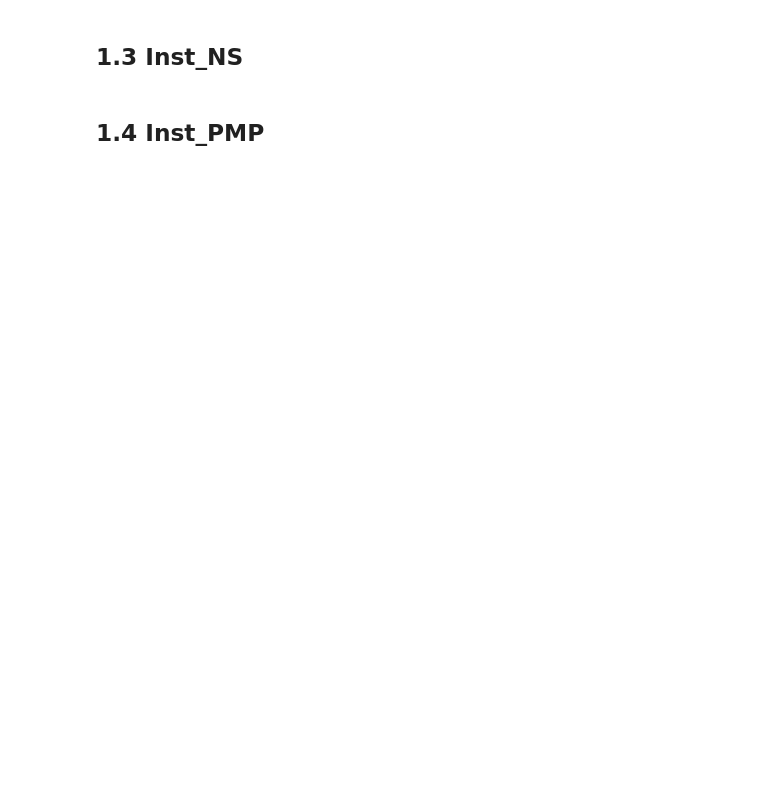
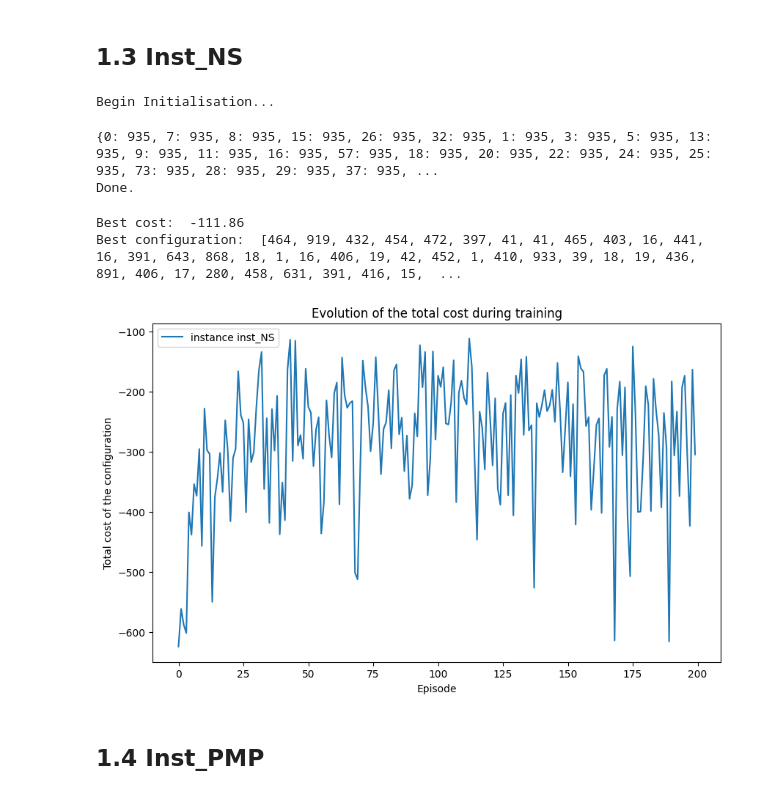
Before and after one commit to MarwanKR/Projet_RL, a Jupyter notebook: notebook.ipynb, the cells around one changed output. Saved outputs shown, nothing was run; the diff lists cells and outputs as text; code cells hidden in the pictures; blank space fills up the shorter version.

```diff
--- a/notebook.ipynb
+++ b/notebook.ipynb
@@ -23,4 +173,57 @@ from Trains_gym import TrainEnv
 # %% [markdown]
 ## 1.3 Inst_NS
+# %%
+print("Begin Initialisation...")
+env = TrainEnv("instances/inst_NS.json")
+print("Done.")
+
+# Step 1: Vectorize the environment
+vec_env = DummyVecEnv([lambda: env])
+
+# Step 2: Create and train the DQN model
+model = DQN("MlpPolicy", vec_env, verbose=0, learning_rate=1e-3, buffer_size=800, target_update_interval=100)
+number_of_episodes = 200
+max_number_of_steps = env.number_of_trains
+# Tracking cumulative rewards
+episode_cost = [] # List to store total cost per episode
+track_number_of_steps = []
+Itineraires = []
+max = -1e5  # Best cost
+# Progress bar
+with tqdm(total=number_of_episodes, desc="Training Progress") as pbar:
+    for _ in range(number_of_episodes):
+        # Simulate environment to track cumulative rewards
+        obs = vec_env.reset()  # Reset the environment
+        done = False
+        cumulative_reward2 = 0
+        number_of_steps = 0
+        while not done and number_of_steps<max_number_of_steps:
+            model.learn(total_timesteps=1, reset_num_timesteps=False)
+            number_of_steps += 1
+            action, _ = model.predict(obs, deterministic=True)
+            obs, reward, done, info = vec_env.step(action)
+        if info[0]['cost_config'] > max:  # Update if this episode cost is the best from the beginning of the training
+            max = info[0]['cost_config']
+            itinary = info[0]['itineraire']
+        episode_cost.append(info[0]['cost_config'])
+        pbar.update(1)
+print('Best cost: ',max)
+print('Best configuration: ', itinary)
+
+# Plot the evolution of expected return
+plt.figure(figsize=(10, 6))
+plt.plot(episode_cost, label=f"instance inst_NS")
+plt.xlabel("Episode")
+plt.ylabel("Total cost of the configuration")
+plt.title("Evolution of the total cost during training")
+plt.legend()
+plt.show()
+# %% [output]
+Begin Initialisation...
+{0: 935, 7: 935, 8: 935, 15: 935, 26: 935, 32: 935, 1: 935, 3: 935, 5: 935, 13: 935, 9: 935, 11: 935, 16: 935, 57: 935, 18: 935, 20: 935, 22: 935, 24: 935, 25: 935, 73: 935, 28: 935, 29: 935, 37: 935, ...
+Done.
+Best cost:  -111.86
+Best configuration:  [464, 919, 432, 454, 472, 397, 41, 41, 465, 403, 16, 441, 16, 391, 643, 868, 18, 1, 16, 406, 19, 42, 452, 1, 410, 933, 39, 18, 19, 436, 891, 406, 17, 280, 458, 631, 391, 416, 15,  ...
+[figure, added]
 # %% [markdown]
 ## 1.4 Inst_PMP
```
Also changed, not shown: parts of 16 cells of this notebook, 2 other files.
